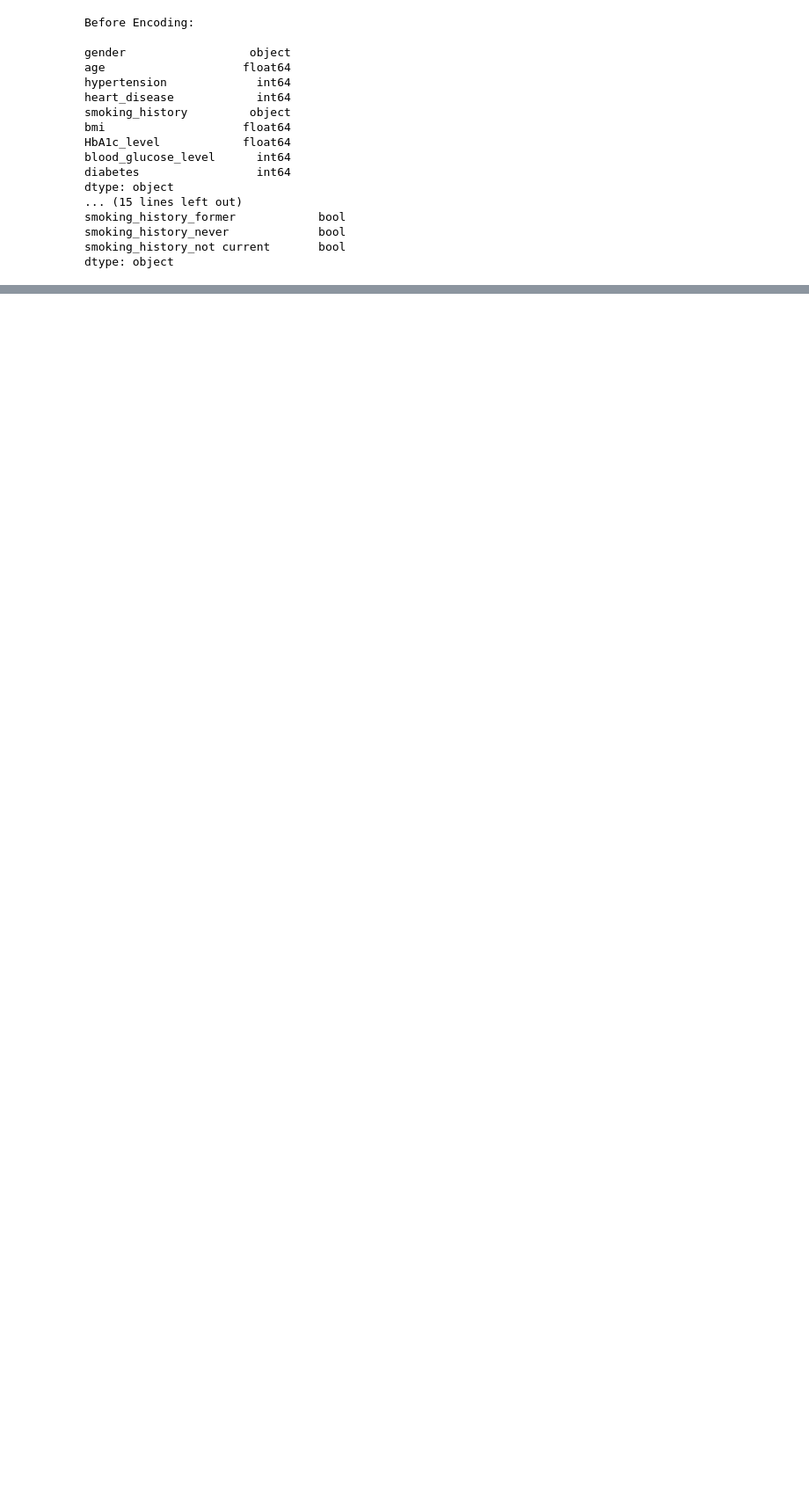
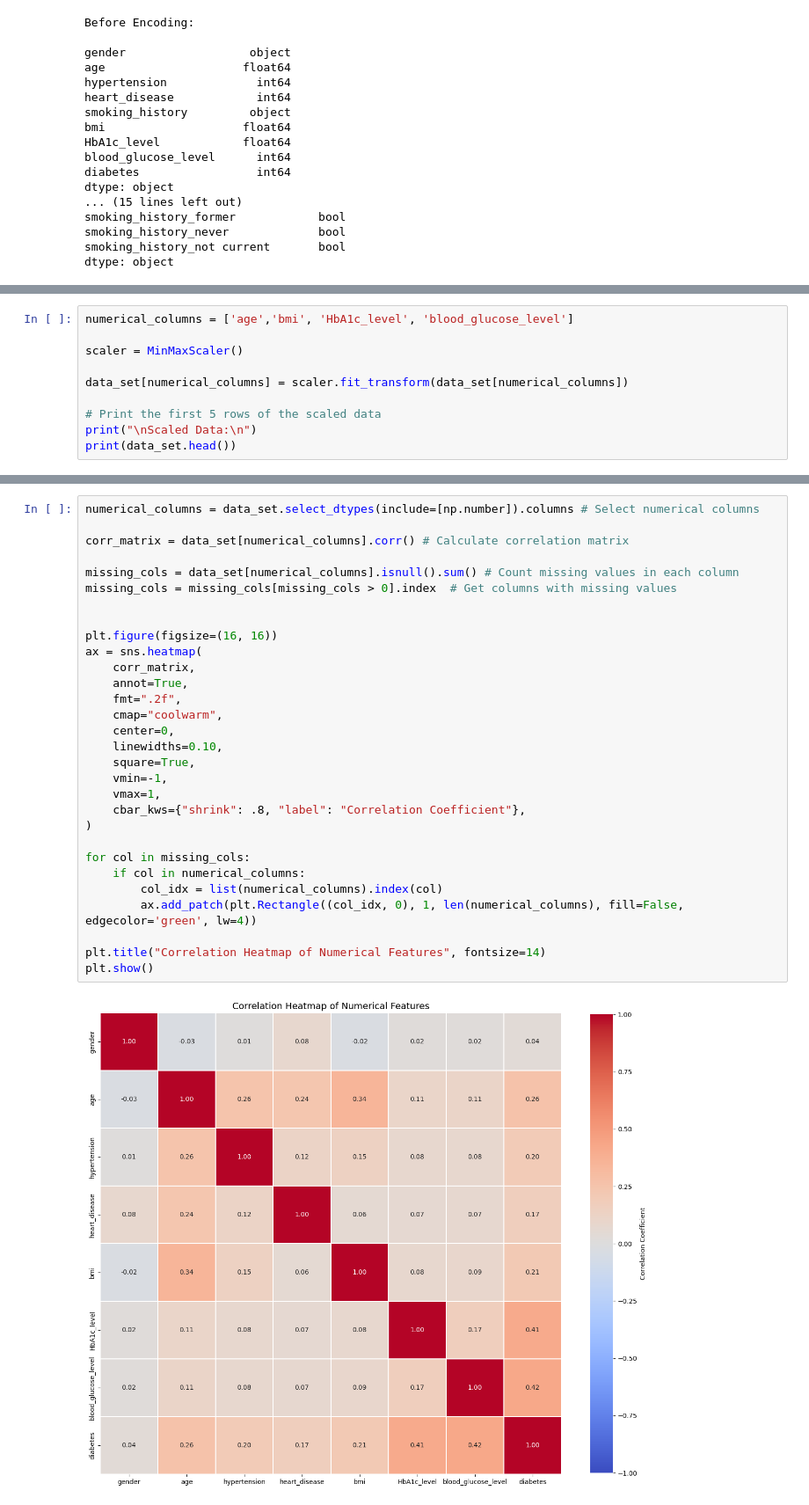
Before and after one commit to npesaras/exploratory-data-analysis, a Jupyter notebook: src/diabetes-prediction.ipynb, the cells around one changed output, grey strips where cells are left out. Shown: that part at 88% size. Saved outputs shown, nothing was run; the diff lists cells and outputs as text; blank space fills up the shorter version.

```diff
--- a/src/diabetes-prediction.ipynb
+++ b/src/diabetes-prediction.ipynb
@@ -217,0 +233,10 @@ dtype: object
+# %%
+numerical_columns = ['age','bmi', 'HbA1c_level', 'blood_glucose_level']
+
+scaler = MinMaxScaler()
+
+data_set[numerical_columns] = scaler.fit_transform(data_set[numerical_columns])
+
+# Print the first 5 rows of the scaled data
+print("\nScaled Data:\n")
+print(data_set.head())
@@ -217,0 +263,32 @@ dtype: object
+# %%
+numerical_columns = data_set.select_dtypes(include=[np.number]).columns # Select numerical columns
+
+corr_matrix = data_set[numerical_columns].corr() # Calculate correlation matrix
+
+missing_cols = data_set[numerical_columns].isnull().sum() # Count missing values in each column
+missing_cols = missing_cols[missing_cols > 0].index  # Get columns with missing values
+
+
+plt.figure(figsize=(16, 16))
+ax = sns.heatmap(
+    corr_matrix,
+    annot=True,
+    fmt=".2f",
+    cmap="coolwarm",
+    center=0,
+    linewidths=0.10,
+    square=True,
+    vmin=-1,
+    vmax=1,
+    cbar_kws={"shrink": .8, "label": "Correlation Coefficient"},
+)
+
+for col in missing_cols:
+    if col in numerical_columns:
+        col_idx = list(numerical_columns).index(col)
+        ax.add_patch(plt.Rectangle((col_idx, 0), 1, len(numerical_columns), fill=False, edgecolor='green', lw=4))
+
+plt.title("Correlation Heatmap of Numerical Features", fontsize=14)
+plt.show()
+# %% [output]
+[figure, added]
```
Also changed, not shown: parts of 5 cells of this notebook.
